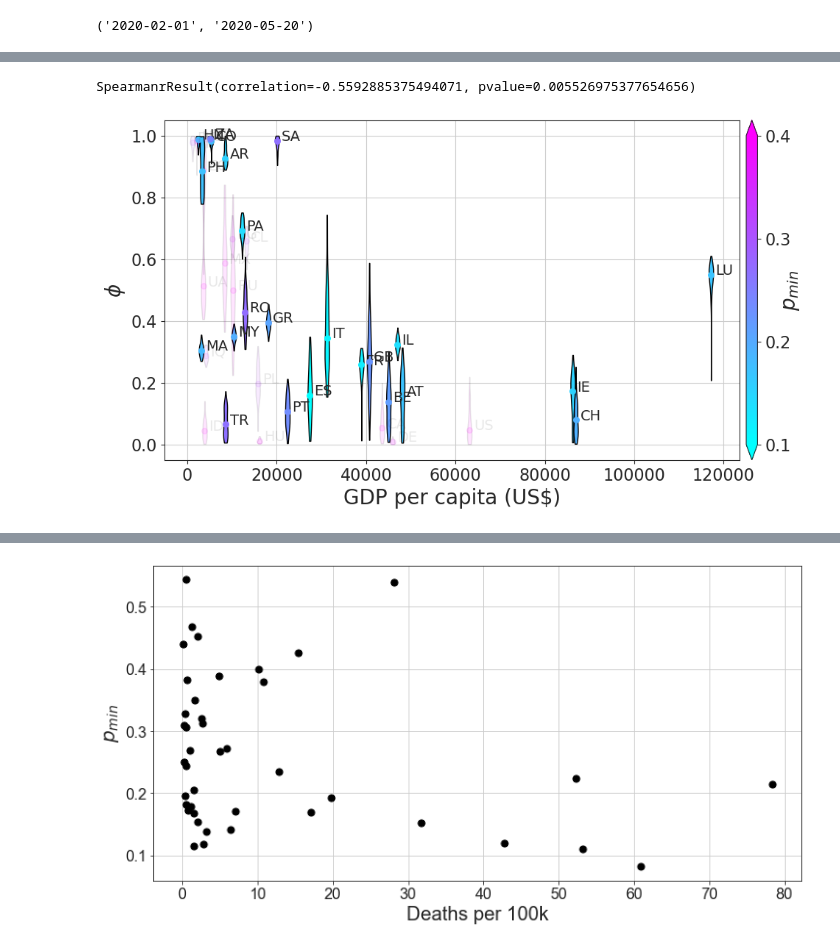
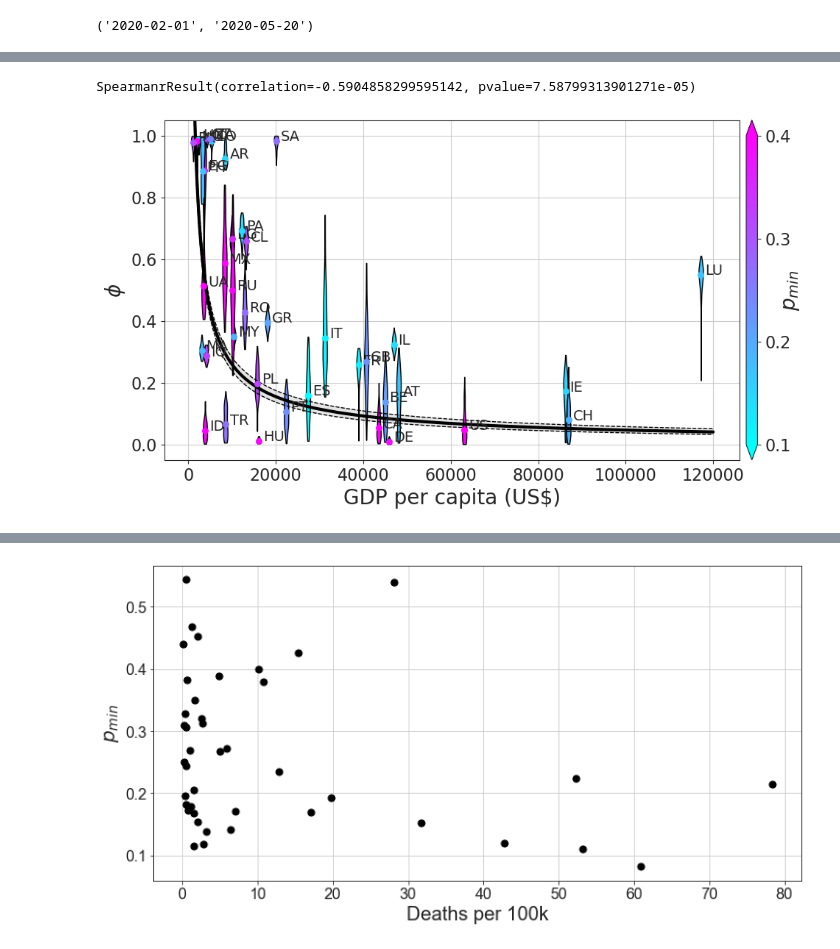
Before and after one commit to PabloValgaRuiz/frontiers23, a Jupyter notebook: notebooks/general_plots.ipynb, the cells around one changed output, grey strips where cells are left out. Drawn from its saved outputs; the diff is of its cells as text; code cells hidden in the pictures.

```diff
--- a/notebooks/general_plots.ipynb
+++ b/notebooks/general_plots.ipynb
@@ -7,7 +7,7 @@ import seaborn as sns
 from scipy.optimize import curve_fit
 import scipy.stats as sp
 # %%
-Country_code = 'UA'
+Country_code = 'ES'
 data_path = '../data/'
 path = "../AlgorithmABC/out/new_model/"
 
@@ -173,7 +173,7 @@ for i,Country_code in enumerate(country_list):
     else:
         color = colormap((mobility['mobility'].min() - mobility_min) / (mobility_max - mobility_min))
 
-    if (mobility['mobility'].min() < 1000 * 0.3):
+    if (mobility['mobility'].min() < 10 * 0.3):
         alpha = 1
         #save the values for the regression
         country_values.loc[Country_code] = {'max_dead':sum_dead, 'badness':badness, 'median':values[variable].iloc[:n_values].median(), 'PIBPC':inds[0], 'deathspc':deaths_per_capita}
@@ -197,36 +197,36 @@ for i,Country_code in enumerate(country_list):
     ax.text(inds[0]+1000, medians, s=Country_code, fontsize=14, alpha=alpha)
 
 country_values = country_values[['median', 'PIBPC', 'deathspc']].astype(float).dropna()
 
 ax.set_ylim(-0.05,1.05)
 # ax.set_xlim(1000,100000)
 
 ax.set_xlabel('GDP per capita (US$)', fontsize=20)
 ax.set_ylabel(r'$\phi$', fontsize=20)
 ax.tick_params(labelsize=16)
 
 try: #execute the next block of code to calculate the regression lines
     ax.plot(GDP_linear,regression_median, color='black', lw=3)
     ax.plot(GDP_linear,regression_975, color='black', lw=1, ls='--')
     ax.plot(GDP_linear,regression_025, color='black', lw=1, ls='--')
     ax.fill_between(GDP_linear, regression_025.astype(float), regression_975.astype(float), color='black', alpha=0.1)
 except:
     pass
 
 norm = plt.Normalize(vmin=0.1,vmax=0.4)
 cbar = plt.colorbar(mpl.cm.ScalarMappable(norm=norm, cmap=colormap), ax=ax, ticks=[0.1,0.2,0.3,0.4], extend='both', pad=0.01, aspect=30)
 cbar.ax.set_yticklabels(['0.1','0.2','0.3','0.4'], fontsize=16)
 cbar.set_label(r'$p_{min}$', fontsize=20, labelpad=-10)
 
 
 ax.grid()
 
 
-# fig.savefig('figures/permeability_0,4.pdf', dpi=300, bbox_inches='tight')
+#fig.savefig('figures/permeability_0,3.pdf', dpi=300, bbox_inches='tight')
 sp.spearmanr(country_values['PIBPC'], country_values['median'])
 # %% [output]
-SpearmanrResult(correlation=-0.5592885375494071, pvalue=0.005526975377654656)
+SpearmanrResult(correlation=-0.5904858299595142, pvalue=7.58799313901271e-05)
-[figure, old version]
+[figure, new version]
 # %%
 def potential_function(x,a,b):
     return (a / (x**b))
```
Also changed, not shown: parts of 10 cells of this notebook, 13 other files.
